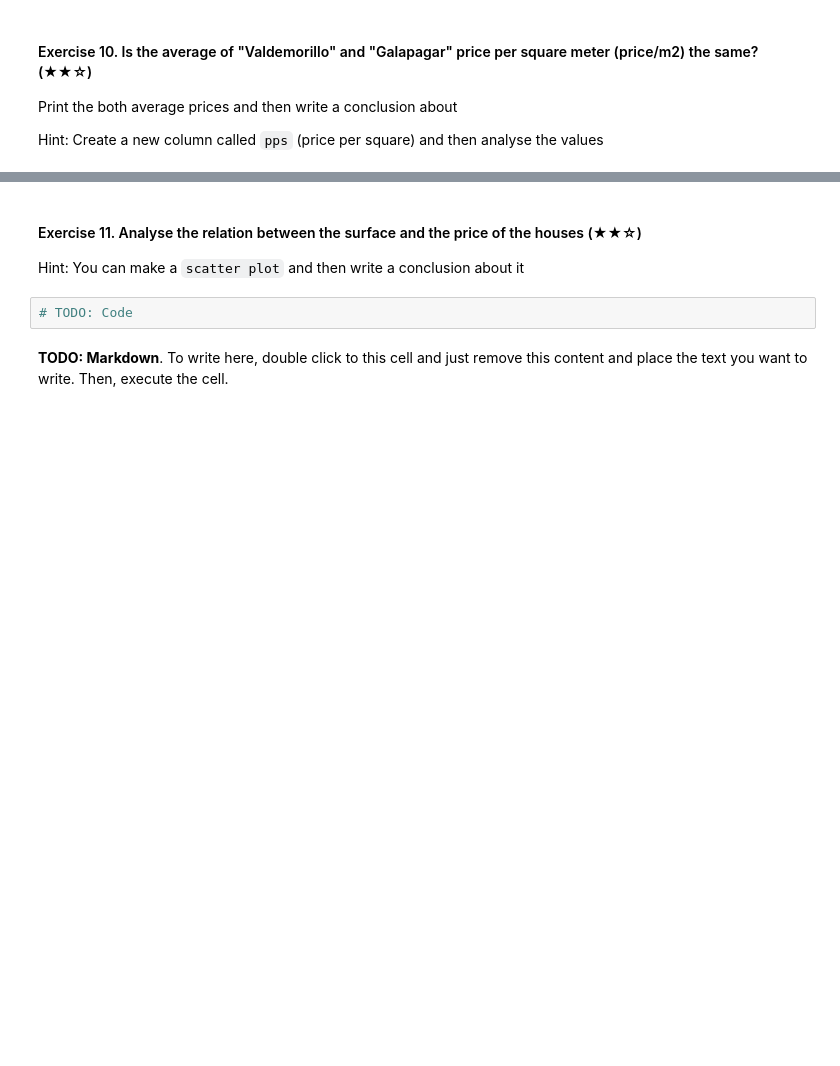
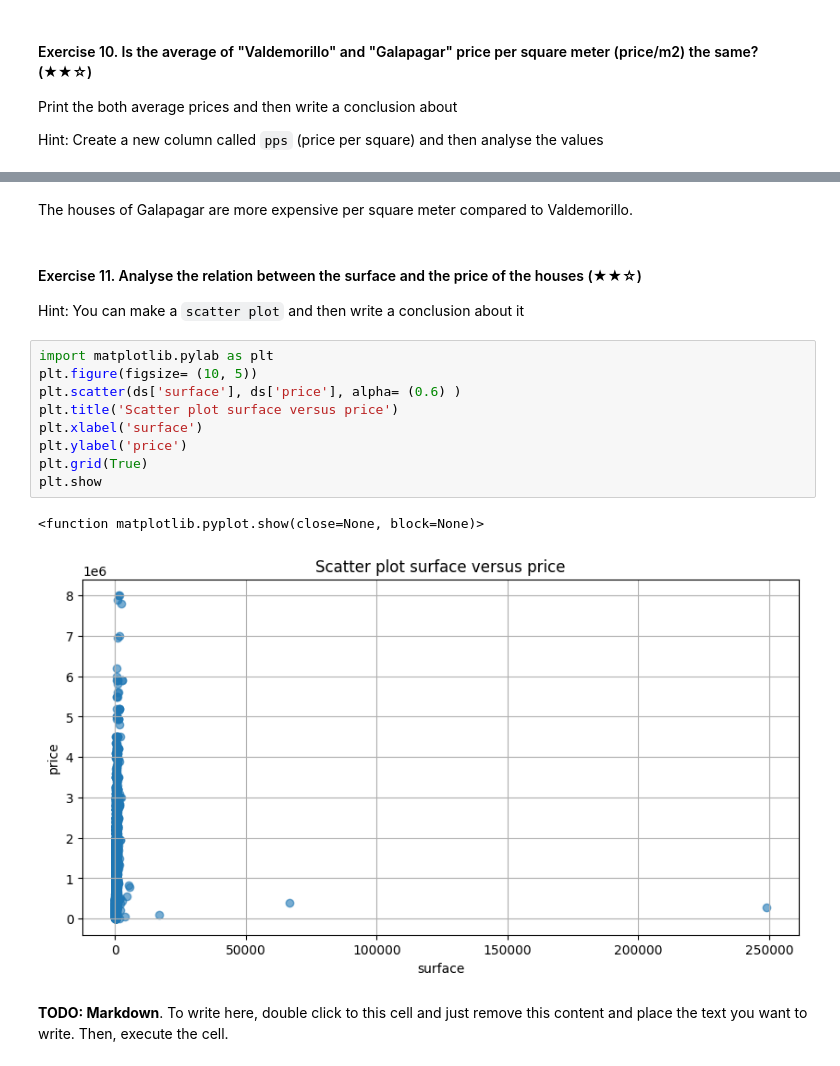
Before and after one commit to Skcodingacademy/realestate-datacleanup-exercise, a Jupyter notebook: project.ipynb, the cells around one changed output, grey strips where cells are left out. Cells and saved outputs as stored; diff of their text form; blank space fills up the shorter version.

```diff
--- a/project.ipynb
+++ b/project.ipynb
@@ -181,9 +280,21 @@ Hint: Create a new column called `pps` (price per square) and then analyse the v
+# %% [markdown]
+The houses of Galapagar are more expensive per square meter compared to Valdemorillo.
 # %% [markdown]
 #### Exercise 11. Analyse the relation between the surface and the price of the houses (★★☆)
 
 Hint: You can make a `scatter plot` and then write a conclusion about it
 # %%
-# TODO: Code
+import matplotlib.pylab as plt
+plt.figure(figsize= (10, 5))
+plt.scatter(ds['surface'], ds['price'], alpha= (0.6) )
+plt.title('Scatter plot surface versus price')
+plt.xlabel('surface')
+plt.ylabel('price')
+plt.grid(True)
+plt.show
+# %% [output]
+<function matplotlib.pyplot.show(close=None, block=None)>
+[figure, added]
 # %% [markdown]
 **TODO: Markdown**. To write here, double click to this cell and just remove this content and place the text you want to write. Then, execute the cell.
 # %% [markdown]
```
Also changed, not shown: parts of 19 cells of this notebook.
